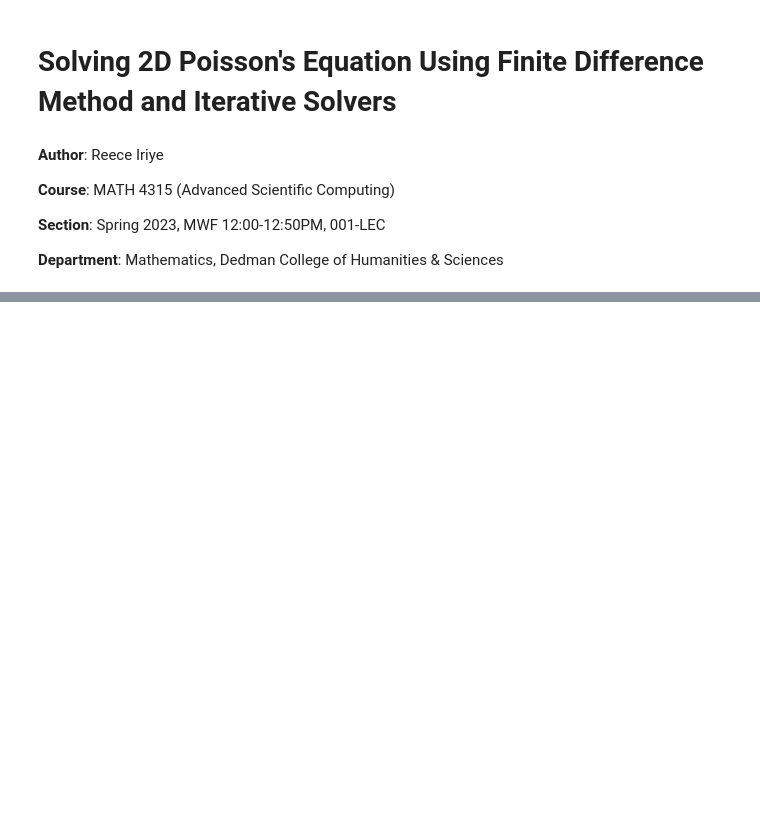
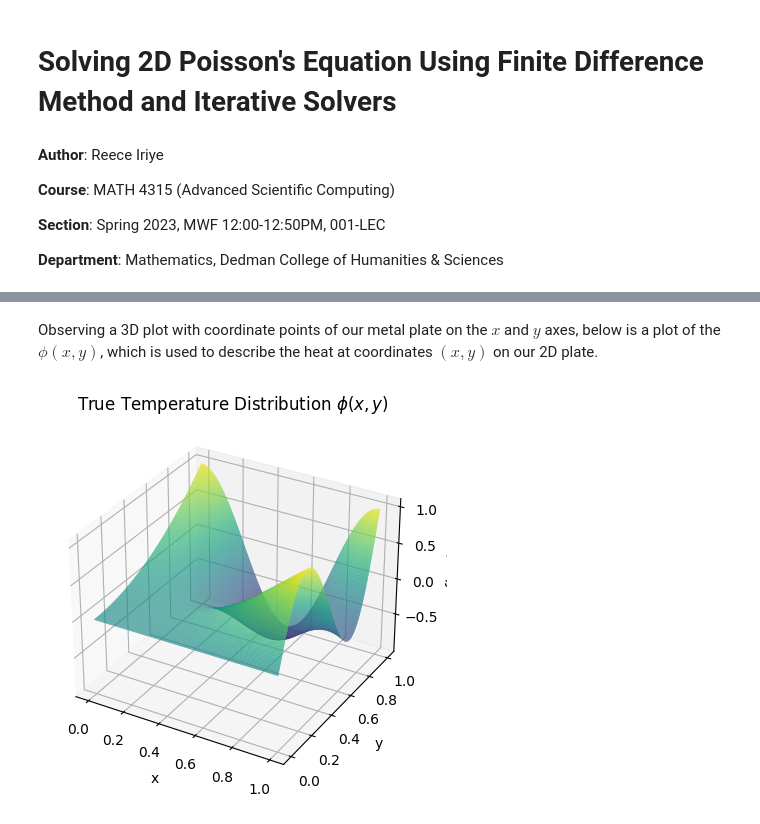
Before and after one commit to reece-iriye/Solving-2D-Poissons-Equation-Using-Finite-Difference-Method-and-Iterative-Solvers, a Jupyter notebook: 2D-Poisson-Implementation.ipynb, the cells around one changed output, grey strips where cells are left out. Cells and saved outputs as stored; diff of their text form; code cells hidden in the pictures; blank space fills up the shorter version.

Commit message:
Completed project

```diff
--- a/2D-Poisson-Implementation.ipynb
+++ b/2D-Poisson-Implementation.ipynb
@@ -69,0 +98,4 @@ from math import log
+# %%
+# Declare function for phi
+def phi(x,y):
+    return x**2 * np.sin(2*pi*y) + y**2 * np.cos(2*pi*x)
@@ -69,0 +117,19 @@ from math import log
+# %% [markdown]
+Observing a 3D plot with coordinate points of our metal plate on the $x$ and $y$ axes, below is a plot of the $\phi(x,y)$, which is used to describe the heat at coordinates $(x,y)$ on our 2D plate.
+# %%
+# Plot the 3D plot of phi(x,y) to visualize the true temperature distribution
+x_plot = np.linspace(0,1,400)
+y_plot = np.linspace(0,1,400)
+X_plot, Y_plot = np.meshgrid(x_plot, y_plot)
+Z_plot = phi(X_plot, Y_plot)
+fig = plt.figure()
+ax = plt.axes(projection="3d")
+ax.plot_surface(X_plot, Y_plot, Z_plot, rstride=1, cstride=1,
+                cmap="viridis", edgecolor="none")
+ax.set_xlabel("x")
+ax.set_ylabel("y")
+ax.set_zlabel("f(x,y)")
+ax.set_title(r"True Temperature Distribution $\phi(x,y)$")
+plt.show()
+# %% [output]
+[figure, added]
```
Also changed, not shown: parts of 75 cells of this notebook, 6 other files.
